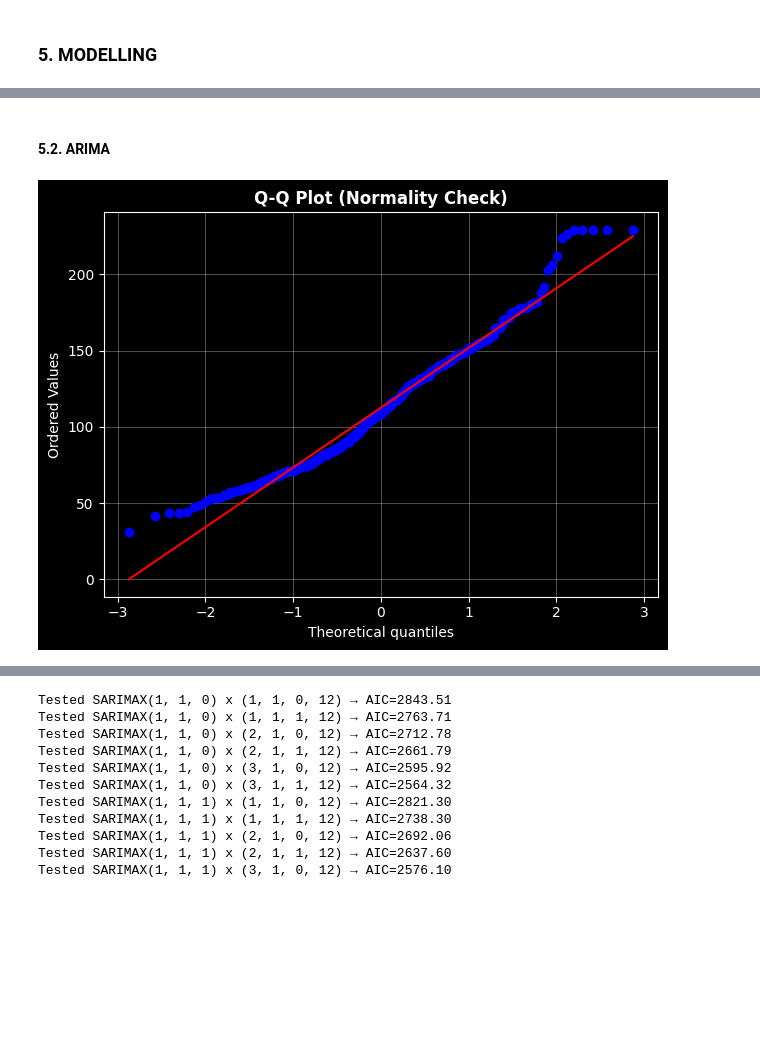
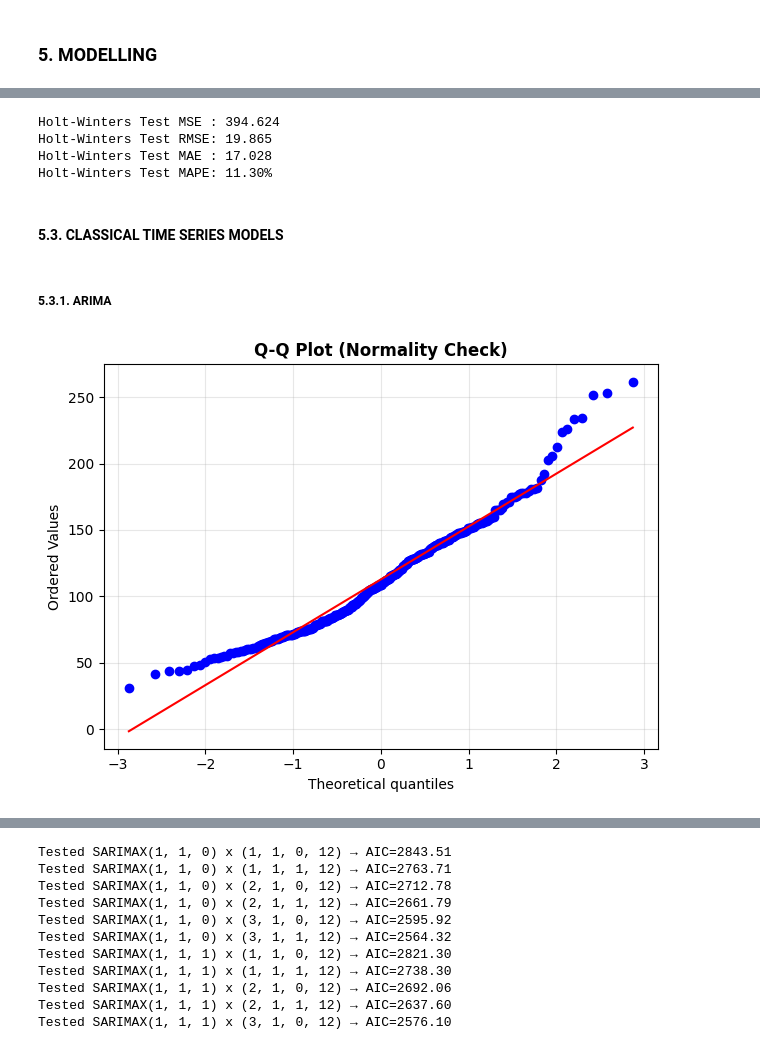
Before and after one commit to tphathuin1802/spain-epu-forecasting, a Jupyter notebook: main.ipynb, the cells around one changed output, grey strips where cells are left out. Drawn from its saved outputs; the diff is of its cells as text; code cells hidden in the pictures; blank space fills up the shorter version.

```diff
--- a/main.ipynb
+++ b/main.ipynb
@@ -61,7 +70,7 @@ warnings.filterwarnings('ignore')
 # %% [markdown]
 ### 1. IMPORT DATASET
 # %%
-df = pd.read_excel("NEW_SPAIN_EPU_INDEX.xlsx",skiprows=1)
+df = pd.read_excel("C:\Users\phath\OneDrive\DevProjects\DataScience\forecasting\spain-economics-forecasting\NEW_SPAIN_EPU_INDEX.xlsx",skiprows=1)
 # %%
 df.head()
 # %% [output]
@@ -330,20 +520,0 @@ df.dropna(inplace=True)
-# %%
-upper = eda_df['Index value'].quantile(0.95)
-df['Index_capped'] = np.where(df['Index value'] > upper, upper, df['Index value'])
-plt.figure(figsize=(8, 4))
-sns.boxplot(
-    x=eda_df['Index_capped'],
-    orient='h',
-    color='#2f4b7c',
-    boxprops=dict(edgecolor="black", linewidth=2),
-    medianprops=dict(color='black', linewidth=2),
-    whiskerprops=dict(color='black', linewidth=2),
-    capprops=dict(color='black', linewidth=2),
-    flierprops=dict(markerfacecolor='black', marker='o', markersize=8, linestyle='none')
-)
-
-plt.title("Boxplot after capping outliers", fontweight='bold')
-plt.xlabel("EPU Index Value (Capped)")
-plt.grid(True, axis='x')
-plt.tight_layout()
-plt.show()
@@ -352,14 +520,0 @@ plt.show()
-# %%
-q1 = df['Index value'].quantile(0.25)
-q3 = df['Index value'].quantile(0.75)
-iqr = q3 - q1
-upper = q3 + 1.5 * iqr
-
-df['is_outlier'] = df['Index value'] > upper
-df['Index_winsor'] = np.where(df['Index value'] > upper, upper, df['Index value'])
-
-df_avg = df.copy() #For average model
-df_avg['Index value'] = df_avg['Index_winsor']
-df_avg.drop(columns=['Index value'], inplace=True)
-
-df_vol = df.copy() #For volatily model
@@ -606,0 +755,6 @@ window
+# %%
+df['Date'] = pd.to_datetime(df['Date'])
+series = df.set_index('Date')['Index value'].asfreq('MS').interpolate()
+train = series[:-12]
+test = series[-12:]
+print(train.index.freq)
@@ -607,12 +1020,29 @@ window
+# %%
+mse_hw  = mean_squared_error(test, hw_forecast)
+rmse_hw = np.sqrt(mse_hw)
+mae_hw  = mean_absolute_error(test, hw_forecast)
+mape_hw = np.mean(np.abs((test - hw_forecast) / test)) * 100   # (%)
+
+print(f"Holt-Winters Test MSE : {mse_hw:.3f}")
+print(f"Holt-Winters Test RMSE: {rmse_hw:.3f}")
+print(f"Holt-Winters Test MAE : {mae_hw:.3f}")
+print(f"Holt-Winters Test MAPE: {mape_hw:.2f}%")
+# %% [output]
+Holt-Winters Test MSE : 394.624
+Holt-Winters Test RMSE: 19.865
+Holt-Winters Test MAE : 17.028
+Holt-Winters Test MAPE: 11.30%
 # %% [markdown]
-#### 5.2. ARIMA
+#### 5.3. CLASSICAL TIME SERIES MODELS
+# %% [markdown]
+##### 5.3.1. ARIMA
 # %%
-stats.probplot(df_avg['Index_winsor'], dist="norm", plot=plt)
+stats.probplot(df['Index value'], dist="norm", plot=plt)
 plt.title('Q-Q Plot (Normality Check)', fontweight='bold')
 plt.grid(True, alpha=0.3)
 plt.tight_layout()
 plt.show()
 # %% [output]
-[figure, old version]
+[figure, new version]
 # %%
 auto_arima_model = pm.auto_arima(
```
Also changed, not shown: parts of 169 cells of this notebook.
